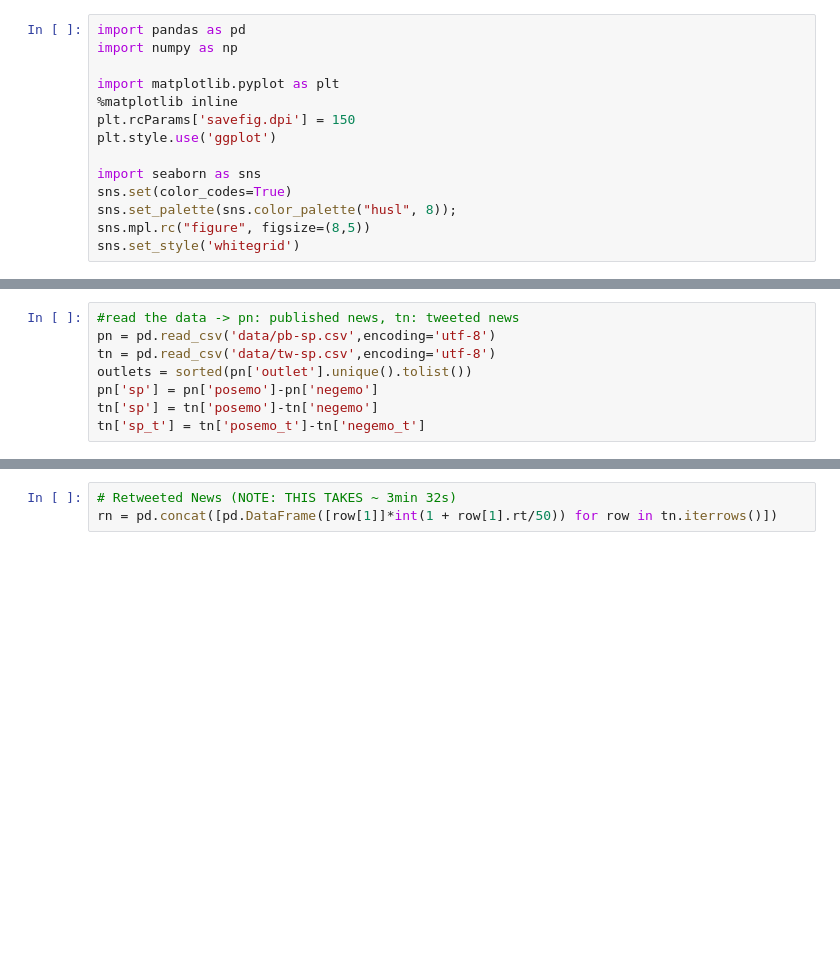
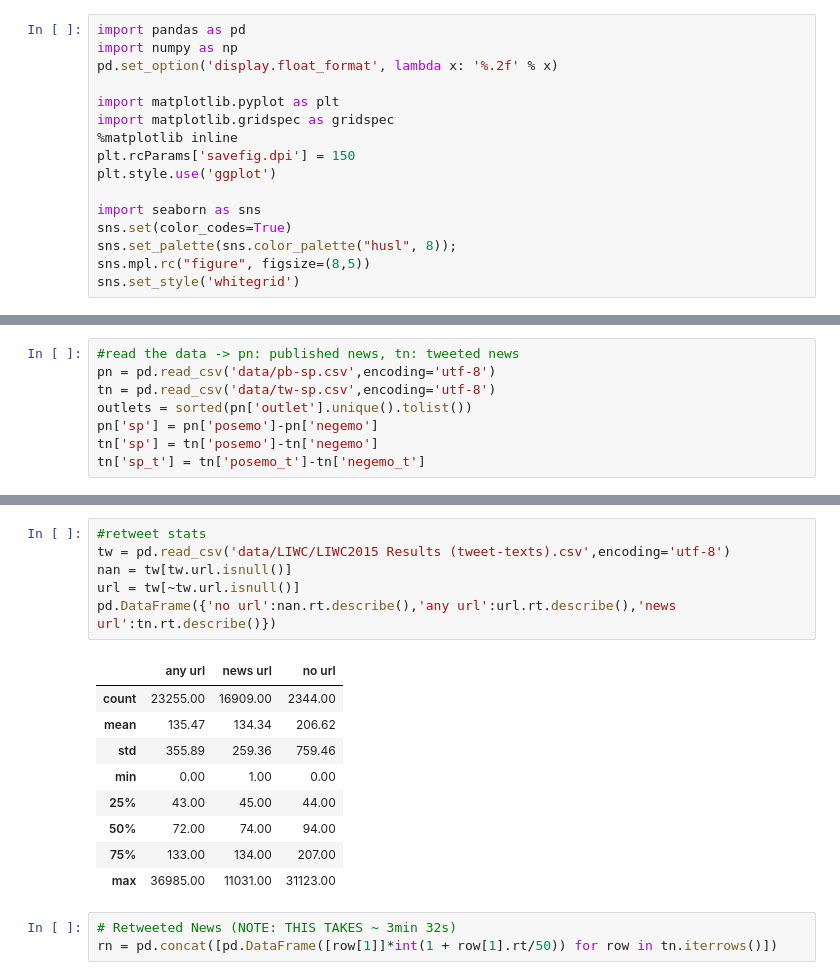
Before and after one commit to oztalha/News-Sharing-by-Sentiment, a Jupyter notebook: analysis/Figures.ipynb, the cells around one changed output, grey strips where cells are left out. Drawn from its saved outputs; the diff is of its cells as text; blank space fills up the shorter version.

```diff
--- a/analysis/Figures.ipynb
+++ b/analysis/Figures.ipynb
@@ -1,8 +1,10 @@
 # %%
 import pandas as pd
 import numpy as np
+pd.set_option('display.float_format', lambda x: '%.2f' % x)
 
 import matplotlib.pyplot as plt
+import matplotlib.gridspec as gridspec
 %matplotlib inline
 plt.rcParams['savefig.dpi'] = 150
 plt.style.use('ggplot')
@@ -27,3 +49,19 @@ tn['sp_t'] = tn['posemo_t']-tn['negemo_t']
+# %%
+#retweet stats
+tw = pd.read_csv('data/LIWC/LIWC2015 Results (tweet-texts).csv',encoding='utf-8')
+nan = tw[tw.url.isnull()]
+url = tw[~tw.url.isnull()]
+pd.DataFrame({'no url':nan.rt.describe(),'any url':url.rt.describe(),'news url':tn.rt.describe()})
+# %% [output]
+|  | any url | news url | no url |
+| count | 23255.00 | 16909.00 | 2344.00 |
+| mean | 135.47 | 134.34 | 206.62 |
+| std | 355.89 | 259.36 | 759.46 |
+| min | 0.00 | 1.00 | 0.00 |
+| 25% | 43.00 | 45.00 | 44.00 |
+| 50% | 72.00 | 74.00 | 94.00 |
+| 75% | 133.00 | 134.00 | 207.00 |
+| max | 36985.00 | 11031.00 | 31123.00 |
 # %%
 # Retweeted News (NOTE: THIS TAKES ~ 3min 32s)
 rn = pd.concat([pd.DataFrame([row[1]]*int(1 + row[1].rt/50)) for row in tn.iterrows()])
```
Also changed, not shown: parts of 1 cell of this notebook, 3 other files.
